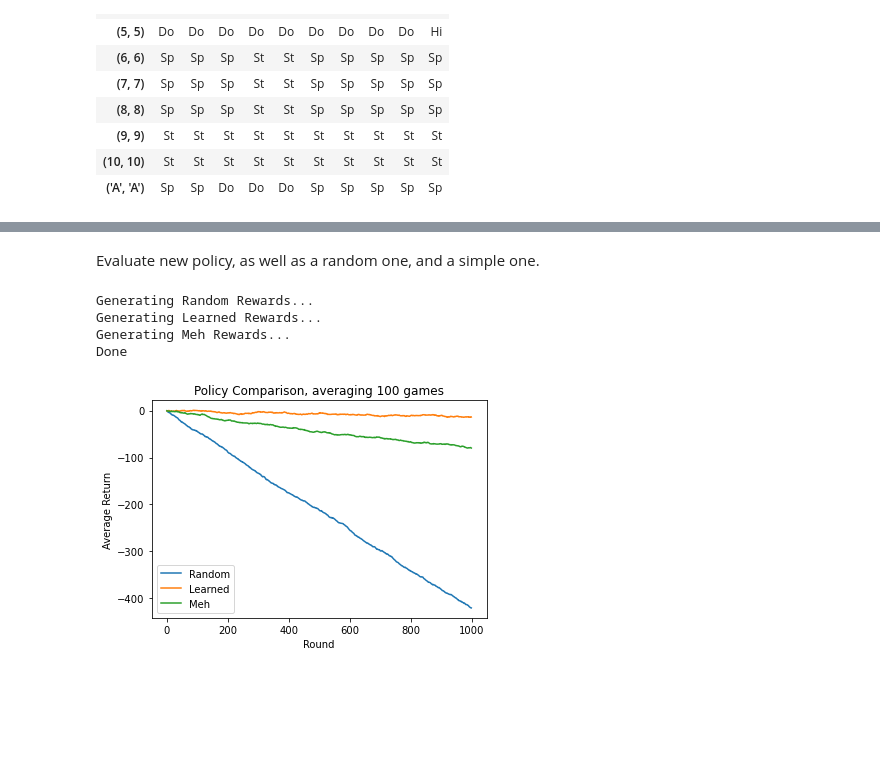
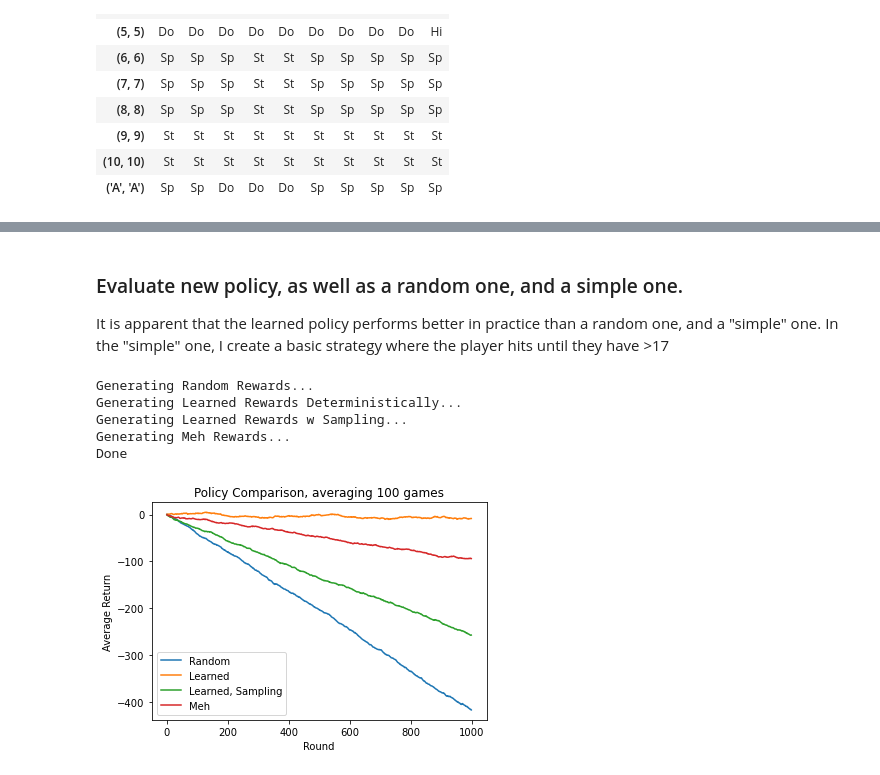
Before and after one commit to petersim1/Blackjack_RL, a Jupyter notebook: Blackjack.ipynb, the cells around one changed output, grey strips where cells are left out. Saved outputs shown, nothing was run; the diff lists cells and outputs as text; code cells hidden in the pictures; blank space fills up the shorter version.

```diff
--- a/Blackjack.ipynb
+++ b/Blackjack.ipynb
@@ -191,7 +220,7 @@ every = int(len(card_comb_all)/5) # interval to evaluate policy
 # %%
 blackjack = Game(
     Player,
-    allowHardCodedCards=True,
+    allowHardCodedCards=allow_hardcoded_cards,
     shrinkDeck=True,
     nDecks=nDecks,
     ratioPenetrate=ratioPenetrate,
@@ -214,13 +243,17 @@ while r < nEpisodes :
     card_comb_use = card_comb_all[r%len(card_comb_all)]
 
     blackjack.initRound(wagers)
-    blackjack.dealInit(hardcodedCards=card_comb_use) # force certain cards to be explored.
+    if allow_hardcoded_cards :
+        blackjack.dealInit(hardcodedCards=card_comb_use) # force certain cards to be explored.
+    else :
+        blackjack.dealInit()
     if not blackjack.houseBlackjack :
         eps = max(Q['min_epsilon'],np.exp(-Q['epsilon_decay']*r)) #exponential decay factor.
-        learnPolicy(blackjack,Q['Q'],nPlayers,eps,gamma,lr)
+        learnPolicy(blackjack,Q['Q'],nPlayers,eps,gamma,lr,always_random=always_random)
 
     if not r%every :
         blackjackEval = Game(Player,shrinkDeck=True,nDecks=nDecks,ratioPenetrate=ratioPenetrate,verbose=False)
+        # Evaluation. This represents the avg reward, per hand, for the number of rounds specified.
         p = np.mean(evaluatePolicy(blackjackEval,Q['Q'],wagers,nRoundsEvaluate)[-1])
         Q['evaluation'].append(p)
 
@@ -230,7 +263,8 @@ while r < nEpisodes :
             counter += 1
         else :
             counter = 0
-            bestQ = Q['Q'].copy() # "backtracking". This will be used as optimal Q value dict.
+            if backtrack :
+                bestQ = Q['Q'].copy() # "backtracking". This will be used as optimal Q value dict.
         minPerformance = max(minPerformance,p)
 
     if (earlyStop) & (counter == e) :
@@ -239,4 +273,6 @@ while r < nEpisodes :
         break
 
     r += 1
+if not backtrack : # without backtracking, just take final Q values.
+    bestQ = Q['Q'].copy()
 # %% [output]
@@ -278,53 +314,83 @@ plt.show()
 # %%
 np.save('Q',bestQ)
-#Qlearned = np.load('Q.npy',allow_pickle=True).item()
+Qlearned = np.load('Q.npy',allow_pickle=True).item()
 # %% [markdown]
-Evaluate new policy, as well as a random one, and a simple one.
+### Evaluate new policy, as well as a random one, and a simple one.
+
+It is apparent that the learned policy performs better in practice than a random one, and a "simple" one. In the "simple" one, I create a basic strategy where the player hits until they have >17
 # %%
-nRoundsEvaluate = 1000
+nRoundsEvaluate = 1000 # number of rounds to play
+nIterations = 10 # number of times to play above number of rounds (average is taken)
 
 print('Generating Random Rewards...')
 randQ = initQ(['stay','hit','split','double','insurance','surrender'],allCards)
 blackjack = Game(Player,shrinkDeck=True,nDecks=nDecks,ratioPenetrate=ratioPenetrate,verbose=False)
-randomRewards = np.mean([np.cumsum(evaluatePolicy(blackjack,randQ,wagers,nRoundsEvaluate)[0]) for _ in range(10)],axis=0)
+randomRewards = np.mean(
+    [np.cumsum(evaluatePolicy(blackjack,randQ,wagers,nRoundsEvaluate)[0]) for _ in range(nIterations)],
+    axis=0
+)
 
-print('Generating Learned Rewards...')
+print('Generating Learned Rewards Deterministically...')
 blackjack = Game(Player,shrinkDeck=True,nDecks=nDecks,ratioPenetrate=ratioPenetrate,verbose=False)
 try : # if Qlearned has been defined, read in from file, else use the Q dict trained in this notebook.
-    learnedRewards = np.mean([np.cumsum(evaluatePolicy(blackjack,Qlearned,wagers,nRoundsEvaluate)[0]) for _ in range(10)],axis=0)
+    learnedRewards = np.mean(
+        [np.cumsum(evaluatePolicy(blackjack,Qlearned,wagers,nRoundsEvaluate)[0]) for _ in range(nIterations)],
+        axis=0
+    )
 except :
-    learnedRewards = np.mean([np.cumsum(evaluatePolicy(blackjack,bestQ,wagers,nRoundsEvaluate)[0]) for _ in range(10)],axis=0)
+    learnedRewards = np.mean(
+        [np.cumsum(evaluatePolicy(blackjack,bestQ,wagers,nRoundsEvaluate)[0]) for _ in range(nIterations)],
+        axis=0
+    )
+
+print('Generating Learned Rewards w Sampling...')
+blackjack = Game(Player,shrinkDeck=True,nDecks=nDecks,ratioPenetrate=ratioPenetrate,verbose=False)
+try : # if Qlearned has been defined, read in from file, else use the Q dict trained in this notebook.
+    learnedRewards_Sampling = np.mean(
+        [np.cumsum(evaluatePolicy(blackjack,Qlearned,wagers,nRoundsEvaluate,True)[0]) for _ in range(nIterations)],
+        axis=0
+    )
+except :
+    learnedRewards_Sampling = np.mean(
+        [np.cumsum(evaluatePolicy(blackjack,bestQ,wagers,nRoundsEvaluate)[0]) for _ in range(nIterations)],
+        axis=0
+    )
 
 print('Generating Meh Rewards...')
 somewhatSmartQ = initQ(['stay','hit','split','double','insurance','surrender'],allCards)
 for split,s_pairs in somewhatSmartQ.items() :
     for s,vals in s_pairs.items() :
         p,h,a = s
         if split=='canSplit' :
             if p == 'A' :
                 p = 12
             else :
                 p = p*2
         if p > 17 :
             vals['stay'] = 1
         else :
             vals['hit'] = 1
 
 blackjack = Game(Player,shrinkDeck=True,nDecks=nDecks,ratioPenetrate=ratioPenetrate,verbose=False)
-mehRewards = np.mean([np.cumsum(evaluatePolicy(blackjack,somewhatSmartQ,wagers,nRoundsEvaluate)[0]) for _ in range(10)],axis=0)
+mehRewards = np.mean(
+    [np.cumsum(evaluatePolicy(blackjack,somewhatSmartQ,wagers,nRoundsEvaluate)[0]) for _ in range(nIterations)],
+    axis=0
+)
 print('Done')
 
 plt.title('Policy Comparison, averaging 100 games')
 plt.plot(randomRewards,label='Random')
 plt.plot(learnedRewards,label='Learned')
+plt.plot(learnedRewards_Sampling,label='Learned, Sampling')
 plt.plot(mehRewards,label='Meh')
 plt.xlabel('Round')
 plt.ylabel('Average Return')
 plt.legend()
 plt.show()
 # %% [output]
 Generating Random Rewards...
-Generating Learned Rewards...
+Generating Learned Rewards Deterministically...
+Generating Learned Rewards w Sampling...
 Generating Meh Rewards...
 Done
-[figure, old version]
+[figure, new version]
```
Also changed, not shown: parts of 26 cells of this notebook, 2 other files.
